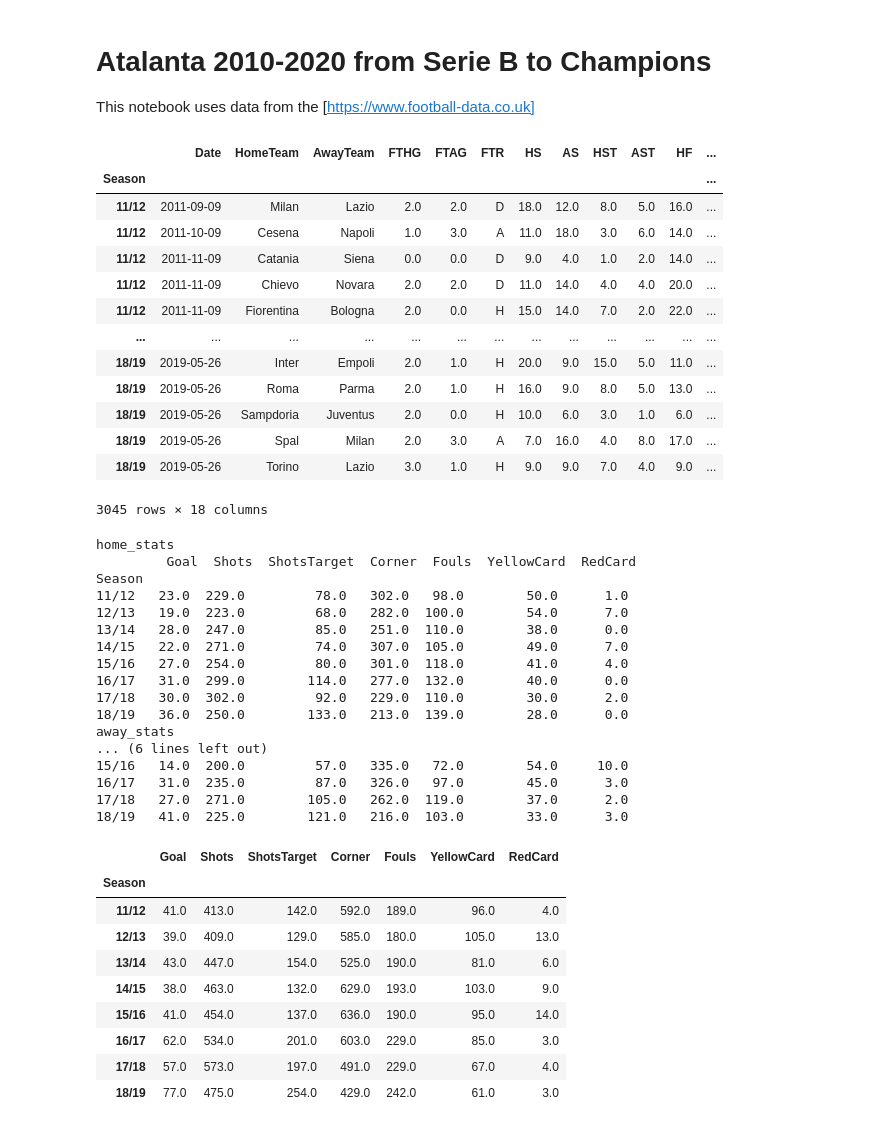
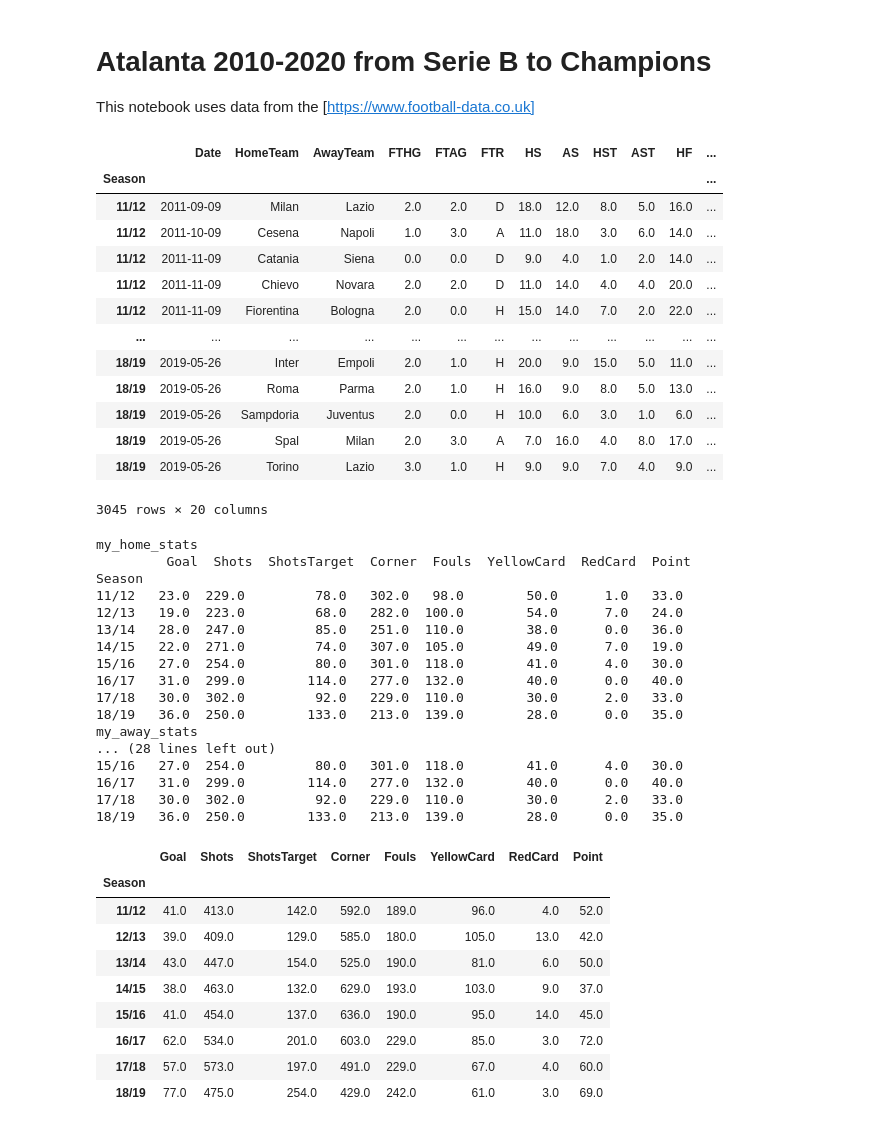
Before and after one commit to code-mds/datascience, a Jupyter notebook: notebook/AnalisiAtalanta.ipynb, the cells around one changed output. Cells and saved outputs as stored; diff of their text form; code cells hidden in the pictures.

Commit message:
progetto: points

```diff
--- a/notebook/AnalisiAtalanta.ipynb
+++ b/notebook/AnalisiAtalanta.ipynb
@@ -16,6 +16,7 @@ for year in range(11,19):
 
 def geturl(var):
     return f"https://www.football-data.co.uk/mmz4281/{var}/I1.csv"
+
 
 # Div = League Division
 # Date = Match Date (dd/mm/yy)
@@ -51,12 +52,20 @@ home_cols=['FTHG','HS','HST','HF','HC','HY','HR']
 away_cols =['FTAG','AS','AST','AF','AC','AY','AR']
 use_cols = base_cols + home_cols + away_cols
 
+#point_map_home =
+#point_map_away = {'H':0, 'D':1, 'A':3}
+
 li = []
 for season in seasons:
     #df = pd.read_csv(geturl(season), index_col='Date', parse_dates=['Date'])
     df = pd.read_csv(geturl(season), parse_dates=['Date'], usecols=use_cols)
     df['Season'] = season[0:2] + '/' + season[2:]
+    df['HomePoint'] = df['FTR'].map({'H':3, 'D':1, 'A':0})
+    df['AwayPoint'] = df['FTR'].map({'H':0, 'D':1, 'A':3})
     li.append(df)
+
+home_cols.append('HomePoint')
+away_cols.append('AwayPoint')
 
 df = pd.concat(li, sort=False)
 df.set_index('Season', inplace=True)
@@ -82,51 +91,54 @@ df
 | 18/19 | 2019-05-26 | Sampdoria | Juventus | 2.0 | 0.0 | H | 10.0 | 6.0 | 3.0 | 1.0 | 6.0 | ... |
 | 18/19 | 2019-05-26 | Spal | Milan | 2.0 | 3.0 | A | 7.0 | 16.0 | 4.0 | 8.0 | 17.0 | ... |
 | 18/19 | 2019-05-26 | Torino | Lazio | 3.0 | 1.0 | H | 9.0 | 9.0 | 7.0 | 4.0 | 9.0 | ... |
-3045 rows × 18 columns
+3045 rows × 20 columns
 # %%
 def normalize_df(df, cols):
-    norm_cols = ['Goal', 'Shots', 'ShotsTarget', 'Corner', 'Fouls', 'YellowCard', 'RedCard']
+    norm_cols = ['Goal', 'Shots', 'ShotsTarget', 'Corner', 'Fouls', 'YellowCard', 'RedCard','Point']
     stats_df = df.groupby(homedf.index).sum()[cols]
     stats_df.columns = norm_cols
     return stats_df
 
 my_home_stats = normalize_df(homedf, home_cols);
 vs_home_stats = normalize_df(homedf, away_cols);
 
 my_away_stats = normalize_df(awaydf, away_cols);
 vs_away_stats = normalize_df(homedf, home_cols);
 
 #df.groupby(['col1','col2']).agg({'col3':'sum','col4':'sum'}).reset_index()
-print('home_stats\n',my_home_stats)
-print('away_stats\n',my_away_stats)
+print('my_home_stats\n',my_home_stats)
+print('my_away_stats\n',my_away_stats)
+print('vs_home_stats\n',vs_home_stats)
+print('vs_away_stats\n',vs_away_stats)
+
 my_tot_stats = my_home_stats + my_away_stats
 vs_tot_stats = vs_home_stats + vs_away_stats
 my_tot_stats
 # %% [output]
-home_stats
-         Goal  Shots  ShotsTarget  Corner  Fouls  YellowCard  RedCard
+my_home_stats
+         Goal  Shots  ShotsTarget  Corner  Fouls  YellowCard  RedCard  Point
 Season
-11/12   23.0  229.0         78.0   302.0   98.0        50.0      1.0
-12/13   19.0  223.0         68.0   282.0  100.0        54.0      7.0
-13/14   28.0  247.0         85.0   251.0  110.0        38.0      0.0
-14/15   22.0  271.0         74.0   307.0  105.0        49.0      7.0
-15/16   27.0  254.0         80.0   301.0  118.0        41.0      4.0
-16/17   31.0  299.0        114.0   277.0  132.0        40.0      0.0
-17/18   30.0  302.0         92.0   229.0  110.0        30.0      2.0
-18/19   36.0  250.0        133.0   213.0  139.0        28.0      0.0
-away_stats
-... (6 lines left out)
-15/16   14.0  200.0         57.0   335.0   72.0        54.0     10.0
-16/17   31.0  235.0         87.0   326.0   97.0        45.0      3.0
-17/18   27.0  271.0        105.0   262.0  119.0        37.0      2.0
-18/19   41.0  225.0        121.0   216.0  103.0        33.0      3.0
+11/12   23.0  229.0         78.0   302.0   98.0        50.0      1.0   33.0
+12/13   19.0  223.0         68.0   282.0  100.0        54.0      7.0   24.0
+13/14   28.0  247.0         85.0   251.0  110.0        38.0      0.0   36.0
+14/15   22.0  271.0         74.0   307.0  105.0        49.0      7.0   19.0
+15/16   27.0  254.0         80.0   301.0  118.0        41.0      4.0   30.0
+16/17   31.0  299.0        114.0   277.0  132.0        40.0      0.0   40.0
+17/18   30.0  302.0         92.0   229.0  110.0        30.0      2.0   33.0
+18/19   36.0  250.0        133.0   213.0  139.0        28.0      0.0   35.0
+my_away_stats
+... (28 lines left out)
+15/16   27.0  254.0         80.0   301.0  118.0        41.0      4.0   30.0
+16/17   31.0  299.0        114.0   277.0  132.0        40.0      0.0   40.0
+17/18   30.0  302.0         92.0   229.0  110.0        30.0      2.0   33.0
+18/19   36.0  250.0        133.0   213.0  139.0        28.0      0.0   35.0
-|  | Goal | Shots | ShotsTarget | Corner | Fouls | YellowCard | RedCard |
-| Season |  |  |  |  |  |  |  |
-| 11/12 | 41.0 | 413.0 | 142.0 | 592.0 | 189.0 | 96.0 | 4.0 |
-| 12/13 | 39.0 | 409.0 | 129.0 | 585.0 | 180.0 | 105.0 | 13.0 |
-| 13/14 | 43.0 | 447.0 | 154.0 | 525.0 | 190.0 | 81.0 | 6.0 |
-| 14/15 | 38.0 | 463.0 | 132.0 | 629.0 | 193.0 | 103.0 | 9.0 |
-| 15/16 | 41.0 | 454.0 | 137.0 | 636.0 | 190.0 | 95.0 | 14.0 |
-| 16/17 | 62.0 | 534.0 | 201.0 | 603.0 | 229.0 | 85.0 | 3.0 |
-| 17/18 | 57.0 | 573.0 | 197.0 | 491.0 | 229.0 | 67.0 | 4.0 |
-| 18/19 | 77.0 | 475.0 | 254.0 | 429.0 | 242.0 | 61.0 | 3.0 |
+|  | Goal | Shots | ShotsTarget | Corner | Fouls | YellowCard | RedCard | Point |
+| Season |  |  |  |  |  |  |  |  |
+| 11/12 | 41.0 | 413.0 | 142.0 | 592.0 | 189.0 | 96.0 | 4.0 | 52.0 |
+| 12/13 | 39.0 | 409.0 | 129.0 | 585.0 | 180.0 | 105.0 | 13.0 | 42.0 |
+| 13/14 | 43.0 | 447.0 | 154.0 | 525.0 | 190.0 | 81.0 | 6.0 | 50.0 |
+| 14/15 | 38.0 | 463.0 | 132.0 | 629.0 | 193.0 | 103.0 | 9.0 | 37.0 |
+| 15/16 | 41.0 | 454.0 | 137.0 | 636.0 | 190.0 | 95.0 | 14.0 | 45.0 |
+| 16/17 | 62.0 | 534.0 | 201.0 | 603.0 | 229.0 | 85.0 | 3.0 | 72.0 |
+| 17/18 | 57.0 | 573.0 | 197.0 | 491.0 | 229.0 | 67.0 | 4.0 | 60.0 |
+| 18/19 | 77.0 | 475.0 | 254.0 | 429.0 | 242.0 | 61.0 | 3.0 | 69.0 |
```
Also changed, not shown: parts of 8 cells of this notebook.
